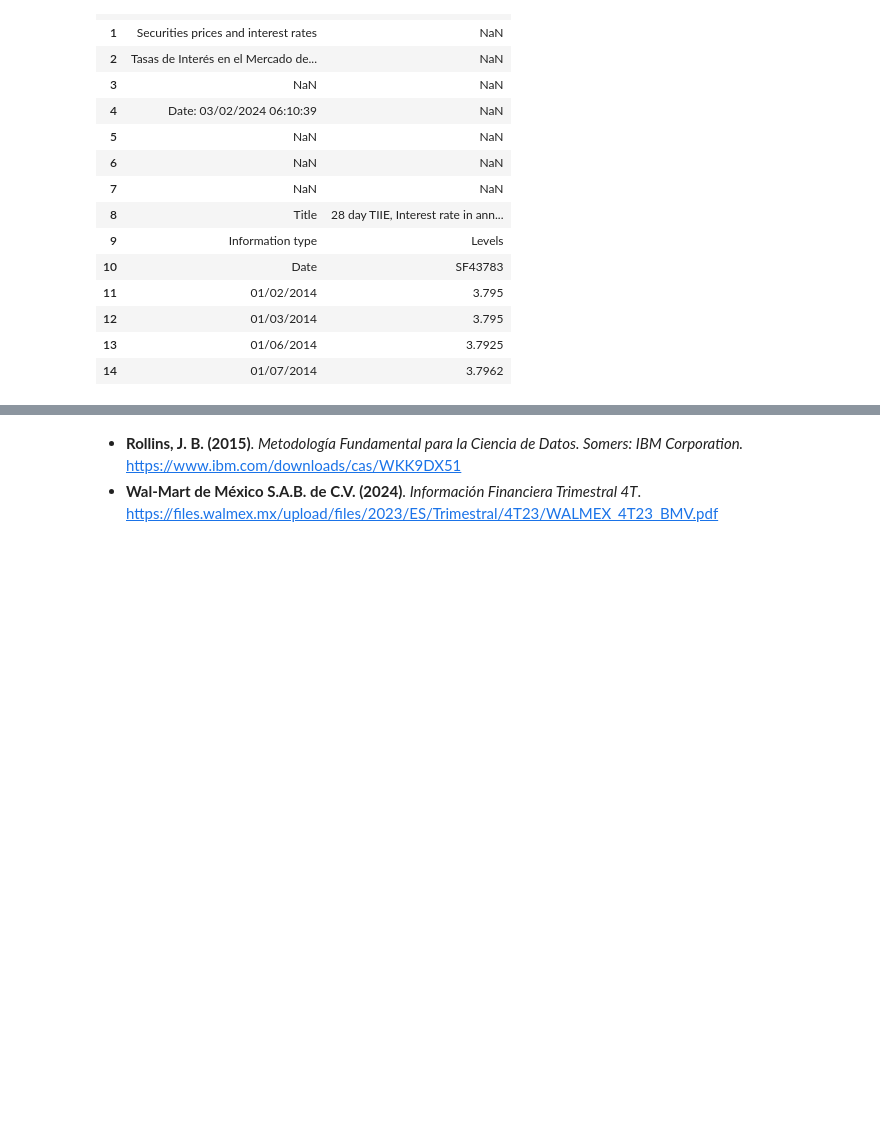
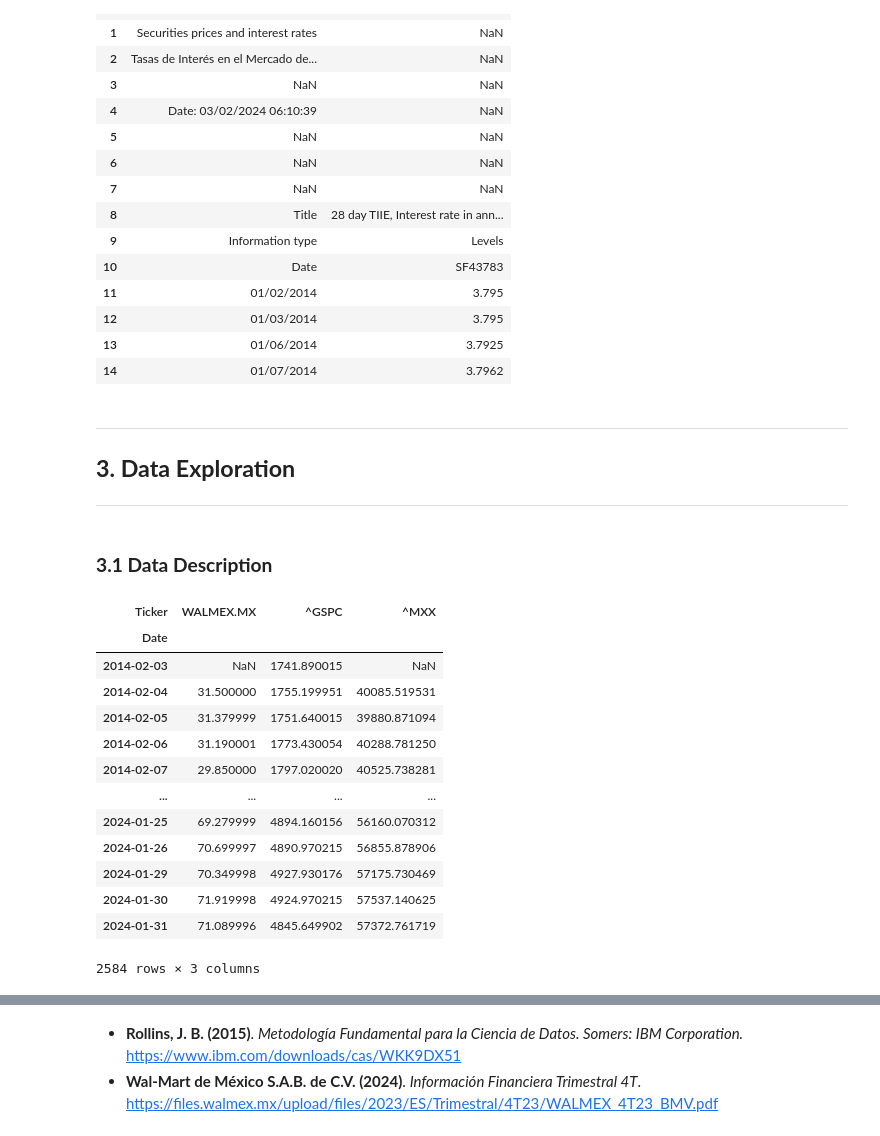
Before and after one commit to DanielEduardoLopez/SalesForecasting, a Jupyter notebook: SalesPrediction.ipynb, the cells around one changed output, grey strips where cells are left out. Saved outputs shown, nothing was run; the diff lists cells and outputs as text; code cells hidden in the pictures; blank space fills up the shorter version.

Commit message:
Added data description of stock dataset

```diff
--- a/SalesPrediction.ipynb
+++ b/SalesPrediction.ipynb
@@ -231,3 +218,28 @@ interest_rates_df.head(15)
 | 12 | 01/03/2014 | 3.795 |
 | 13 | 01/06/2014 | 3.7925 |
 | 14 | 01/07/2014 | 3.7962 |
+# %% [markdown]
+<a class="anchor" id="exploration"></a>
+___
+## **3. Data Exploration**
+___
+# %% [markdown]
+### **3.1 Data Description** <a class="anchor" id="description"></a>
+# %%
+# Preview of the stock dataset
+stocks_df
+# %% [output]
+| Ticker | WALMEX.MX | ^GSPC | ^MXX |
+| Date |  |  |  |
+| 2014-02-03 | NaN | 1741.890015 | NaN |
+| 2014-02-04 | 31.500000 | 1755.199951 | 40085.519531 |
+| 2014-02-05 | 31.379999 | 1751.640015 | 39880.871094 |
+| 2014-02-06 | 31.190001 | 1773.430054 | 40288.781250 |
+| 2014-02-07 | 29.850000 | 1797.020020 | 40525.738281 |
+| ... | ... | ... | ... |
+| 2024-01-25 | 69.279999 | 4894.160156 | 56160.070312 |
+| 2024-01-26 | 70.699997 | 4890.970215 | 56855.878906 |
+| 2024-01-29 | 70.349998 | 4927.930176 | 57175.730469 |
+| 2024-01-30 | 71.919998 | 4924.970215 | 57537.140625 |
+| 2024-01-31 | 71.089996 | 4845.649902 | 57372.761719 |
+2584 rows × 3 columns
```
Also changed, not shown: parts of 9 cells of this notebook.
